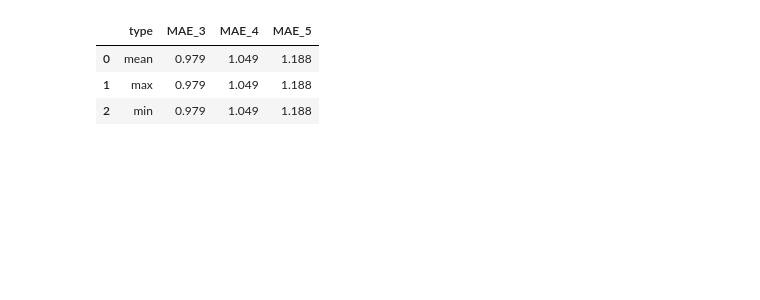
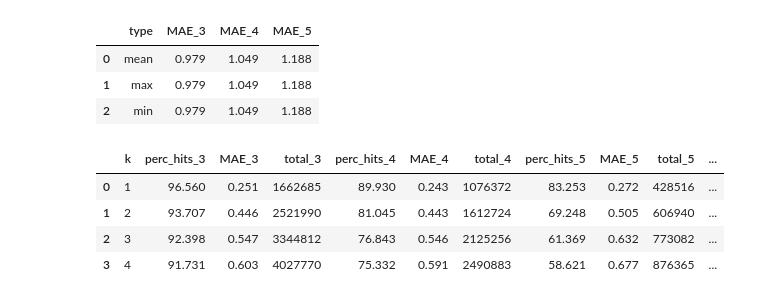
Before and after one commit to Clacket/clacket, a Jupyter notebook: netflix.ipynb, the cells around one changed output. Saved outputs shown, nothing was run; the diff lists cells and outputs as text; code cells hidden in the pictures; blank space fills up the shorter version.

```diff
--- a/netflix.ipynb
+++ b/netflix.ipynb
@@ -94,6 +94,8 @@ def rename_df(df):
     for min in [3,4,5]:
         names['perc_hits_{0}'.format(min)] = 'perc_hits_{0}'.format(min)
         names['mean_absolute_error_{0}'.format(min)] = 'MAE_{0}'.format(min)
+        names['total_{0}'.format(min)] = 'total_{0}'.format(min)
+        df['total_{0}'.format(min)] = df['total_hits_{0}'.format(min)] + df['total_misses_{0}'.format(min)]
         if min == 5:
             names['rmse_{0}'.format(min)] = 'RMSE'.format(min)
     return df.rename(columns=names)[['k'] + list(names.values())].round(3)
@@ -135,3 +161,13 @@ res
 | 2 | min | 0.979 | 1.049 | 1.188 |
 # %%
 res.to_pickle('2002_2005_min_max.pkl')
+# %%
+df = rename_df(pd.read_pickle('80_20.pkl'))
+# %%
+df
+# %% [output]
+|  | k | perc_hits_3 | MAE_3 | total_3 | perc_hits_4 | MAE_4 | total_4 | perc_hits_5 | MAE_5 | total_5 | ... |
+| 0 | 1 | 96.560 | 0.251 | 1662685 | 89.930 | 0.243 | 1076372 | 83.253 | 0.272 | 428516 | ... |
+| 1 | 2 | 93.707 | 0.446 | 2521990 | 81.045 | 0.443 | 1612724 | 69.248 | 0.505 | 606940 | ... |
+| 2 | 3 | 92.398 | 0.547 | 3344812 | 76.843 | 0.546 | 2125256 | 61.369 | 0.632 | 773082 | ... |
+| 3 | 4 | 91.731 | 0.603 | 4027770 | 75.332 | 0.591 | 2490883 | 58.621 | 0.677 | 876365 | ... |
```
Also changed, not shown: parts of 8 cells of this notebook, 28 other files.
